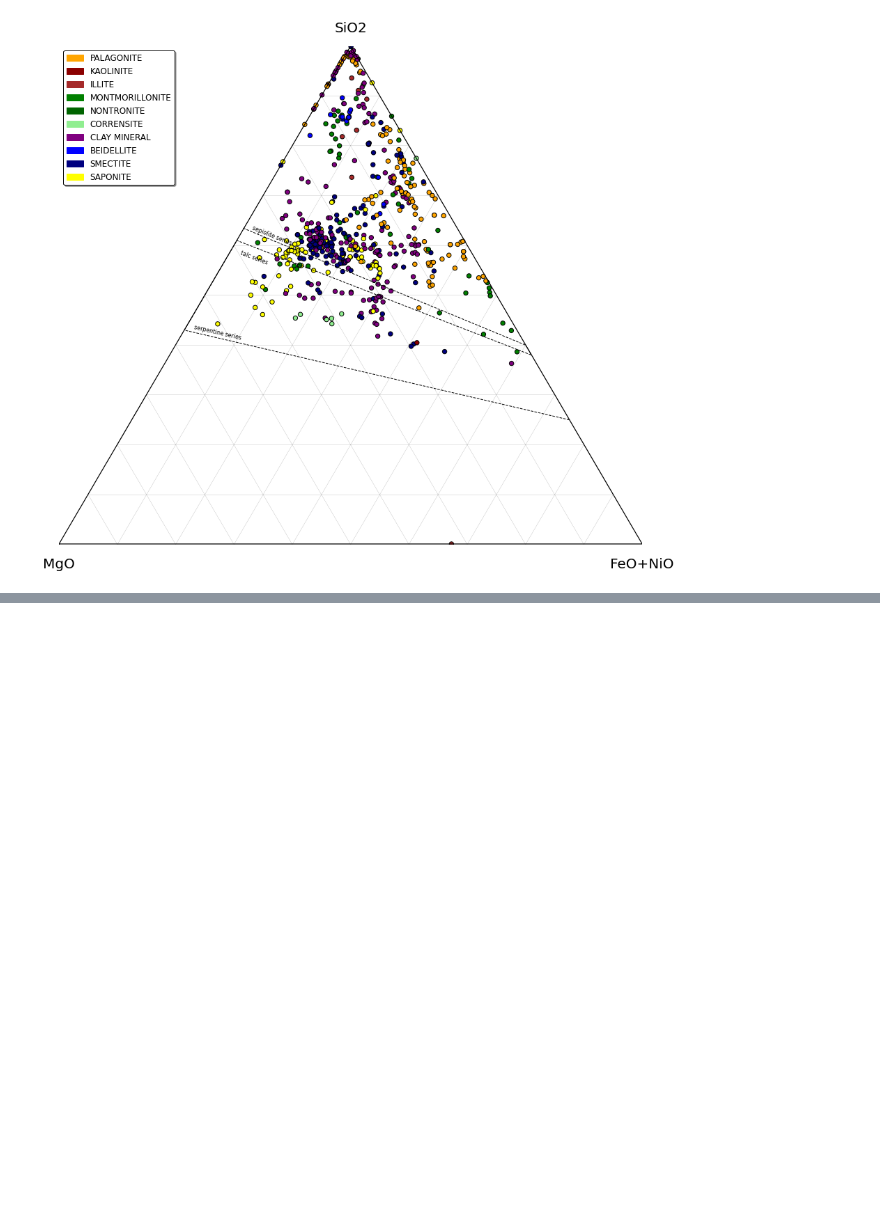
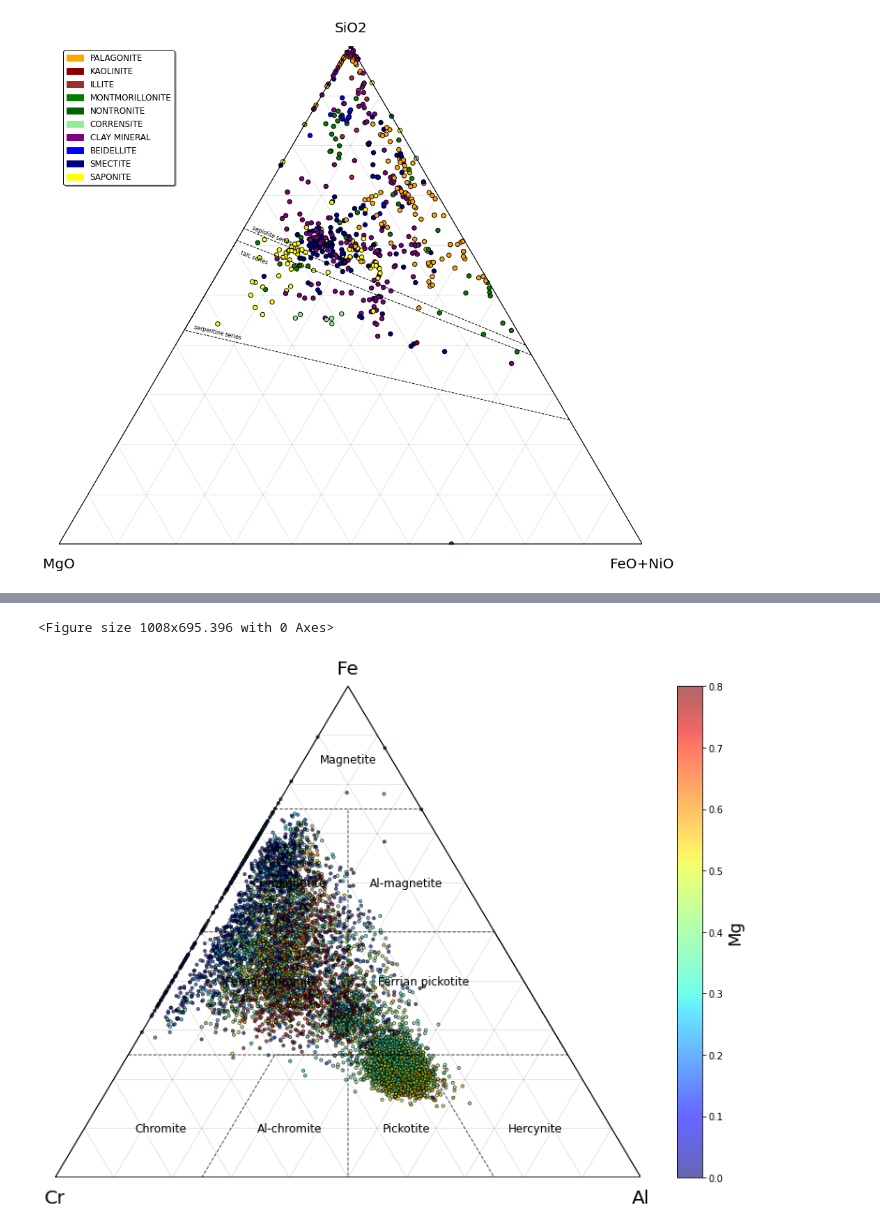
Before and after one commit to mattlamachado/Ternaryplot_Mineral_Classif, a Jupyter notebook: ternary_mineral_classif_1.2.ipynb, the cells around one changed output, grey strips where cells are left out. Drawn from its saved outputs; the diff is of its cells as text; code cells hidden in the pictures; blank space fills up the shorter version.

Commit message:
chromite ZEISS processing

```diff
--- a/ternary_mineral_classif_1.2.ipynb
+++ b/ternary_mineral_classif_1.2.ipynb
@@ -84,7 +84,7 @@ def ternary_plot(x, y, z, color = None,
                  label = False, grid = False,
                  fields = None, frame = (10,10),
                  axis_label=None, s=120, title=None,
-                 title_fontsize=12, fontsize=12, frameon=False,
+                 title_fontsize=12, fontsize=12, frameon=False, alpha=1
                  ):
   '''
   ternary plot, first of all, normalizes the 3D coordinates, and
@@ -279,22 +279,22 @@ def ternary_plot(x, y, z, color = None,
 
   ### PLOT ###
   if color != None:
-    plt.scatter(X, Y, s = s, alpha = 1, c = color, edgecolors = 'black')
+    plt.scatter(X, Y, s = s, alpha = alpha, c = color, edgecolors = 'black')
 
   elif type(non_num) != type(None):
-    plt.scatter(X, Y, s = s, alpha = 1, c = non_num.map(discrete_colors), edgecolors = 'black')
+    plt.scatter(X, Y, s = s, alpha = alpha, c = non_num.map(discrete_colors), edgecolors = 'black')
     patches = [ mpatches.Patch(color=c, label=g) for g,c in discrete_colors.items() ]
     plt.legend(handles=patches, loc='upper left', ncol=1, frameon = True,
                title = title, title_fontsize = title_fontsize, edgecolor = 'black', fontsize = fontsize, shadow=True) #bbox_to_anchor=(0.1,0.9)
 
 
   elif cmapcolor != None:
-    plt.scatter(X, Y, s = s, alpha = 1, c = list(barvar), cmap = cmapcolor , edgecolors = 'black', vmax=vmax, vmin=vmin) # 'inferno' 'jet'
+    plt.scatter(X, Y, s = s, alpha = alpha, c = list(barvar), cmap = cmapcolor , edgecolors = 'black', vmax=vmax, vmin=vmin) # 'inferno' 'jet'
     cb = plt.colorbar()
     cb.set_label(barvar.name, color= 'black', fontsize = 18)
 
   else:
-    plt.scatter(X, Y, s = s, alpha = 1, c = 'black', edgecolors = 'black')
+    plt.scatter(X, Y, s = s, alpha = alpha, c = 'black', edgecolors = 'black')
 
 
 
@@ -541,0 +534,3 @@ ternary_plot(clay['MGO'], clay['FEO'], clay['SIO2'],
+# %%
+chromites = pd.read_csv('C:\Repositories\Mineralogic_Exp_Data\chromite_500x350_APFU.csv')
+chromites.head()
@@ -541,0 +544,12 @@ ternary_plot(clay['MGO'], clay['FEO'], clay['SIO2'],
+# %%
+ternary_plot(chromites['Cr'], chromites['Al'], chromites['Fe'],
+             s = 10, alpha = 0.6,
+             barvar=chromites['Mg'],
+             cmapcolor='jet',
+             fields = 'chromite',
+             grid=True,
+             frame= (12,11),
+             vmax = 0.8, vmin = None)
+# %% [output]
+<Figure size 1008x695.396 with 0 Axes>
+[figure, added]
```
Also changed, not shown: parts of 7 cells of this notebook.
